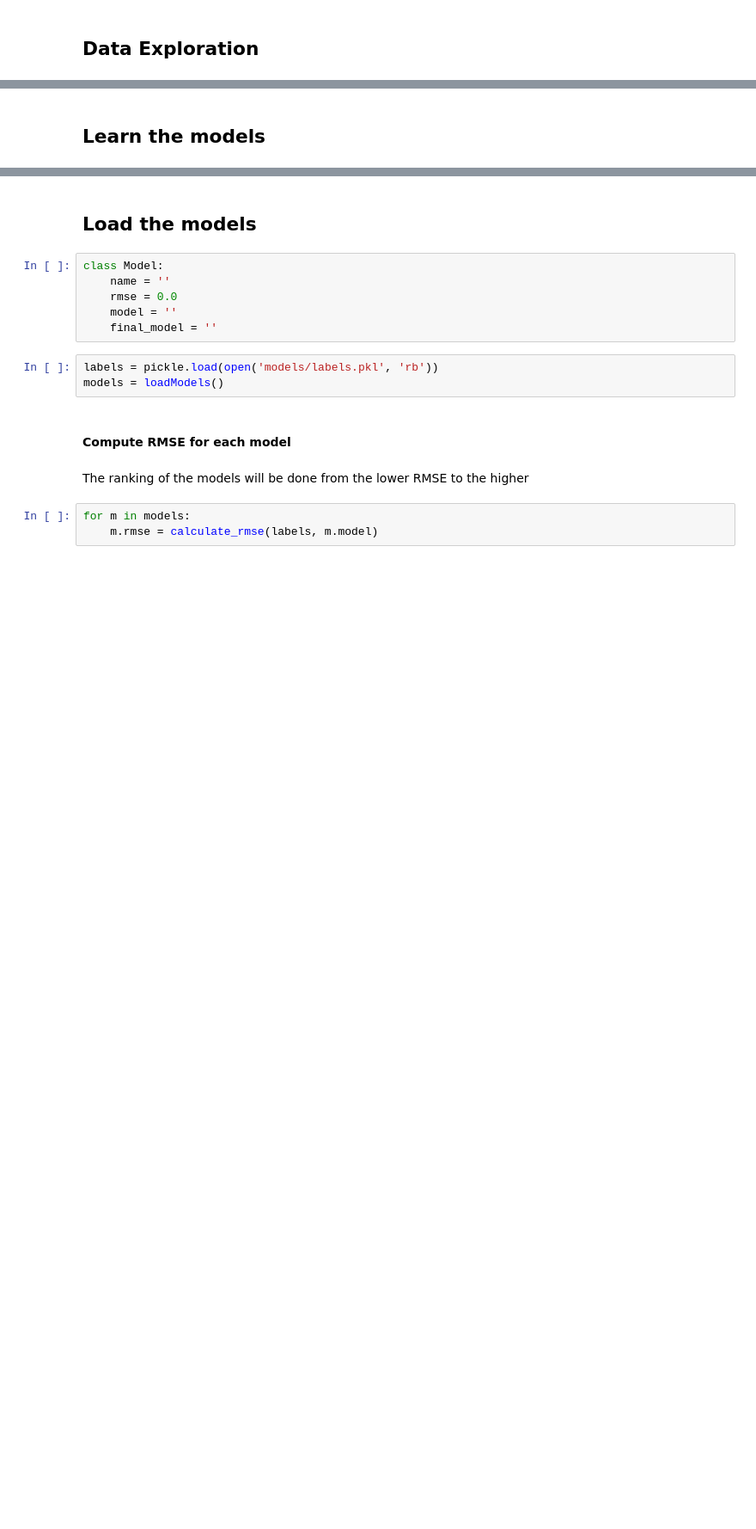
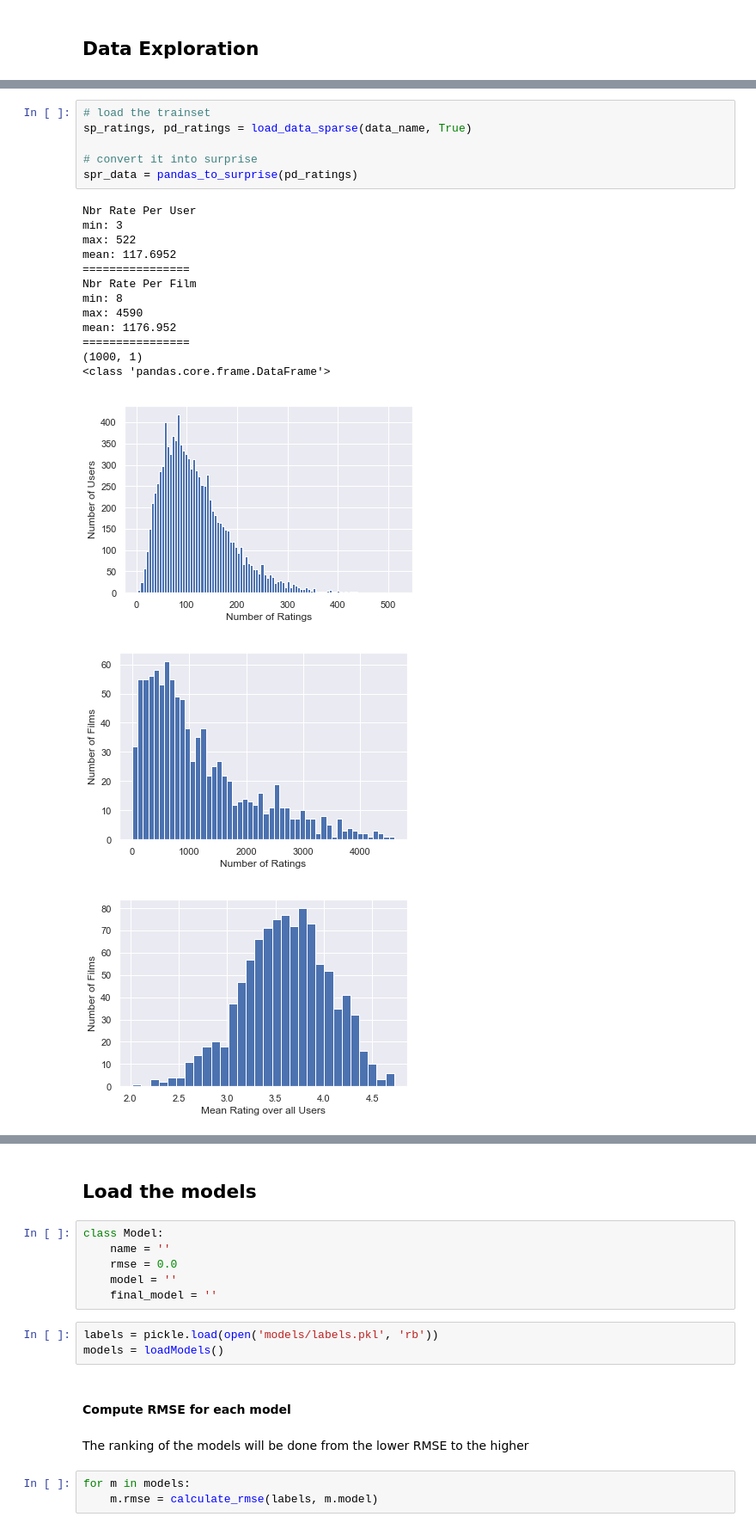
Before and after one commit to jev26/ML-Project2, a Jupyter notebook: run.ipynb, the cells around one changed output, grey strips where cells are left out. Shown at 86% size. Saved outputs shown, nothing was run; the diff lists cells and outputs as text; blank space fills up the shorter version.

```diff
--- a/run.ipynb
+++ b/run.ipynb
@@ -39,2 +26,22 @@ mean: 1176.952
-# %% [markdown]
-## Learn the models
+# %%
+# load the trainset
+sp_ratings, pd_ratings = load_data_sparse(data_name, True)
+
+# convert it into surprise
+spr_data = pandas_to_surprise(pd_ratings)
+# %% [output]
+Nbr Rate Per User
+min: 3
+max: 522
+mean: 117.6952
+================
+Nbr Rate Per Film
+min: 8
+max: 4590
+mean: 1176.952
+================
+(1000, 1)
+<class 'pandas.core.frame.DataFrame'>
+[figure, added]
+[figure, added]
+[figure, added]
```
Also changed, not shown: parts of 13 cells of this notebook, 17 other files.
